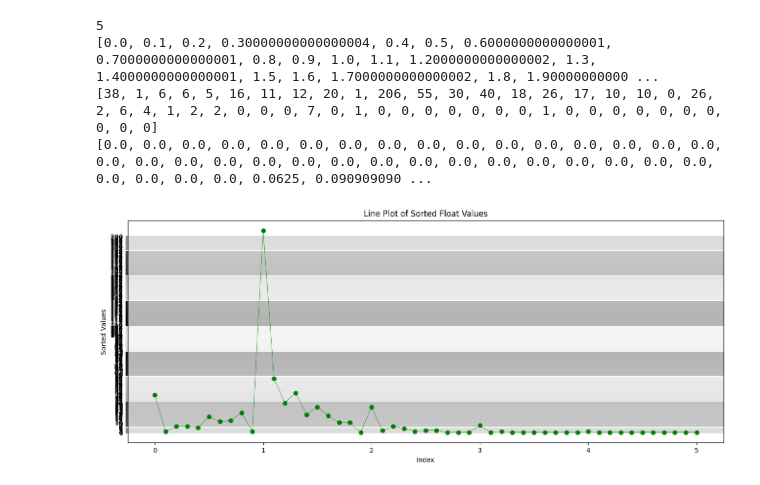
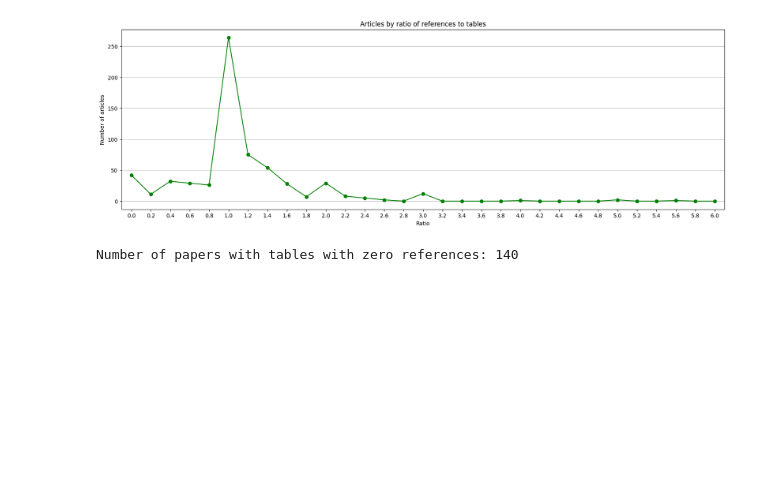
Before and after one commit to Xhst/data-engineering-projects, a Jupyter notebook: project-1/data_analysis.ipynb, the cells around one changed output. Drawn from its saved outputs; the diff is of its cells as text; code cells hidden in the pictures; blank space fills up the shorter version.

```diff
--- a/project-1/data_analysis.ipynb
+++ b/project-1/data_analysis.ipynb
@@ -132,50 +154,52 @@ sorted_by_values = sorted(num_tab_ref_dict.values())
 max_value = sorted_by_values[-1]
 
 def count_floats_in_intervals(intervals):
     # Initialize a dictionary to hold the counts
     counts = {interval: 0 for interval in intervals}
 
     # Iterate through each float in the array
     for num in sorted_by_values:
         # Check each interval
 
         for i in range(len(intervals) - 1):
             if intervals[i] <= num < intervals[i + 1]:
                 if counts.get(intervals[i]) is None:
                     counts[intervals[i]] = 0
                 counts[intervals[i]] += 1
 
     return counts
 
-# Example usage
-print(int(max_value))
-intervals = [i * 0.1 for i in range(int(max_value * 10) + 1)]
+step = 0.2
+intervals = [i * step for i in range(int(max_value/step) + 1)]
 
-result = count_floats_in_intervals(intervals)
+counts_dict = count_floats_in_intervals(intervals)
 
-interval_labels = list(result.keys())
-counts = list(result.values())
+interval_labels = list(counts_dict.keys())
+counts = list(counts_dict.values())
 
-print(interval_labels)
-print(counts)
 indices = list(range(len(list(sorted_by_values))))
-print(sorted_by_values)
-plt.figure(figsize=(16, 6))
-plt.plot(interval_labels, counts, marker='o', color='green', linestyle='-', linewidth=0.5)
+
+plt.figure(figsize=(20, 6))
+plt.plot(interval_labels, counts, color='green', marker='o', linestyle='solid')
 
 # Adding labels and title
-plt.xlabel('Index')
-plt.ylabel('Sorted Values')
-plt.title('Line Plot of Sorted Float Values')
-plt.xticks([i for i in range(int(max_value) + 1)])  # Set x-ticks to match the indices
+plt.xlabel('Ratio')
+plt.ylabel('Number of articles')
+plt.title('Articles by ratio of references to tables')
+plt.xticks(interval_labels)
+plt.xlim(-0.1, max_value + 0.1)
 
 
 # Show the plot with grid
 plt.grid(axis='y')
 plt.show()
+
+num_paper_with_tables_with_zero_references = 0
+for key, value in counts_dict.items():
+    if key < 1:
+        num_paper_with_tables_with_zero_references += value
+
+print(f"Number of papers with tables with zero references: {num_paper_with_tables_with_zero_references}")
 # %% [output]
+[figure, new version]
-5
-[0.0, 0.1, 0.2, 0.30000000000000004, 0.4, 0.5, 0.6000000000000001, 0.7000000000000001, 0.8, 0.9, 1.0, 1.1, 1.2000000000000002, 1.3, 1.4000000000000001, 1.5, 1.6, 1.7000000000000002, 1.8, 1.90000000000 ...
-[38, 1, 6, 6, 5, 16, 11, 12, 20, 1, 206, 55, 30, 40, 18, 26, 17, 10, 10, 0, 26, 2, 6, 4, 1, 2, 2, 0, 0, 0, 7, 0, 1, 0, 0, 0, 0, 0, 0, 0, 1, 0, 0, 0, 0, 0, 0, 0, 0, 0, 0]
-[0.0, 0.0, 0.0, 0.0, 0.0, 0.0, 0.0, 0.0, 0.0, 0.0, 0.0, 0.0, 0.0, 0.0, 0.0, 0.0, 0.0, 0.0, 0.0, 0.0, 0.0, 0.0, 0.0, 0.0, 0.0, 0.0, 0.0, 0.0, 0.0, 0.0, 0.0, 0.0, 0.0, 0.0, 0.0, 0.0, 0.0625, 0.090909090 ...
+Number of papers with tables with zero references: 140
-[figure, old version]
```
Also changed, not shown: parts of 5 cells of this notebook, 1 other file.
